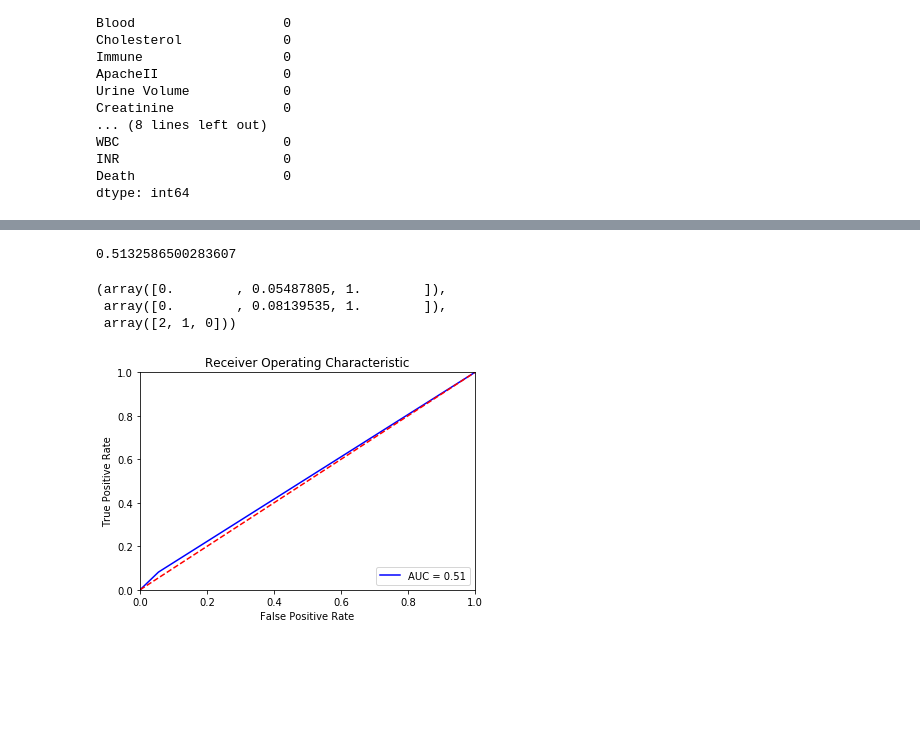
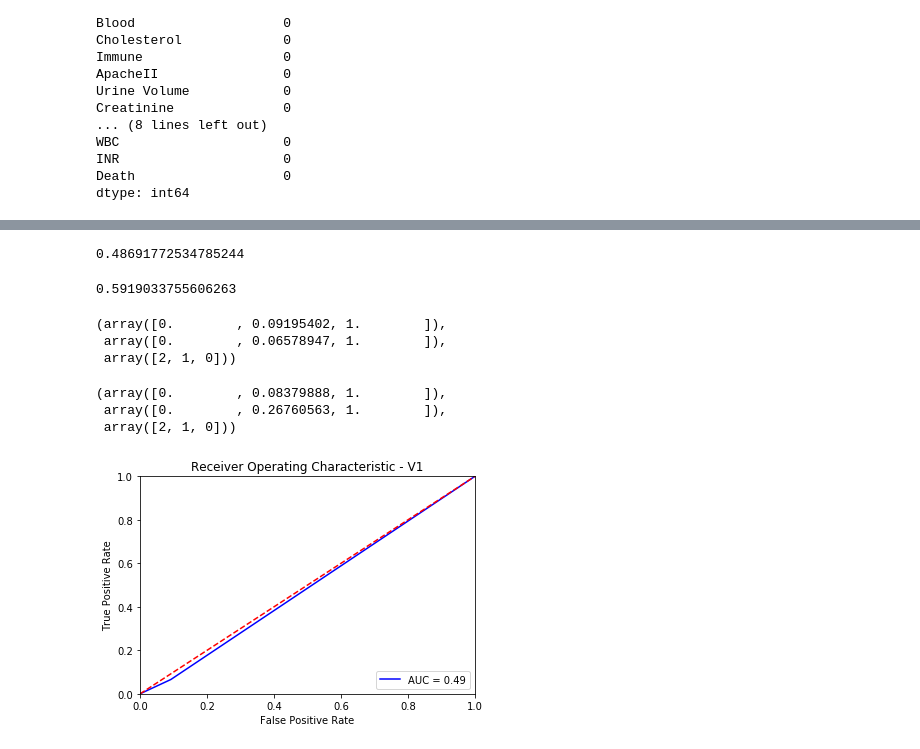
Before and after one commit to apimplaskar/csm185-project, a Jupyter notebook: SimulatedData-RandomForest.ipynb, the cells around one changed output, grey strips where cells are left out. Saved outputs shown, nothing was run; the diff lists cells and outputs as text; code cells hidden in the pictures; blank space fills up the shorter version.

```diff
--- a/SimulatedData-RandomForest.ipynb
+++ b/SimulatedData-RandomForest.ipynb
@@ -20,0 +10,7 @@ sim_staticV1.head()
+# %%
+sim_staticV1 = pd.read_csv("Static_Data_ICU_var1.csv")
+sim_staticV2 = pd.read_csv("Static_Data_ICU_var2.csv")
+
+# var2 dataset has higher variance in simulated values, so we would expect worse model performance
+
+sim_staticV1.head()
@@ -58,6 +68,11 @@ x_train1, x_test1, y_train1, y_test1 = train_test_split(sim_staticV1.drop(["ICU"
 # creating train/test cohorts for model creation
 # %%
-len(x_train1) #750
-model_staticV1 = RandomForestClassifier()
+len(x_train1) # 750 elements
+model_staticV1 = RandomForestClassifier(n_estimators = 100)
 model_staticV1.fit(x_train1, y_train1)
+
+model_staticV2 = RandomForestClassifier(n_estimators = 100)
+model_staticV2.fit(x_train2, y_train2)
+
+# each random forest classifier will consist of 100 individual decision trees
 # %% [output]
@@ -95,13 +130,23 @@ Text(69,0.5,'Truth')
 # %%
 roc_auc_score(np.array(y_test1), np.array(y_predicted1))
 # %% [output]
-0.5132586500283607
+0.48691772534785244
+# %%
+roc_auc_score(np.array(y_test2), np.array(y_predicted2))
+# %% [output]
+0.5919033755606263
 # %%
 roc_curve(y_test1, y_predicted1)
 # %% [output]
-(array([0.        , 0.05487805, 1.        ]),
- array([0.        , 0.08139535, 1.        ]),
+(array([0.        , 0.09195402, 1.        ]),
+ array([0.        , 0.06578947, 1.        ]),
  array([2, 1, 0]))
+# %%
+roc_curve(y_test2, y_predicted2)
+# %% [output]
+(array([0.        , 0.08379888, 1.        ]),
+ array([0.        , 0.26760563, 1.        ]),
+ array([2, 1, 0]))
 # %%
 fpr1, tpr1, threshold1 = roc_curve(y_test1, y_predicted1)
 roc_auc1 = auc(fpr1, tpr1)
@@ -108,12 +156,14 @@ roc_auc1 = auc(fpr1, tpr1)
 # %%
-plt.title('Receiver Operating Characteristic')
+plt.title('Receiver Operating Characteristic - V1')
 plt.plot(fpr1, tpr1, 'b', label = 'AUC = %0.2f' % roc_auc1)
 plt.legend(loc = 'lower right')
 plt.plot([0, 1], [0, 1],'r--')
 plt.xlim([0, 1])
 plt.ylim([0, 1])
 plt.ylabel('True Positive Rate')
 plt.xlabel('False Positive Rate')
 plt.show()
+
+# ROC Curve for v1
 # %% [output]
-[figure, old version]
+[figure, new version]
```
Also changed, not shown: parts of 15 cells of this notebook.
